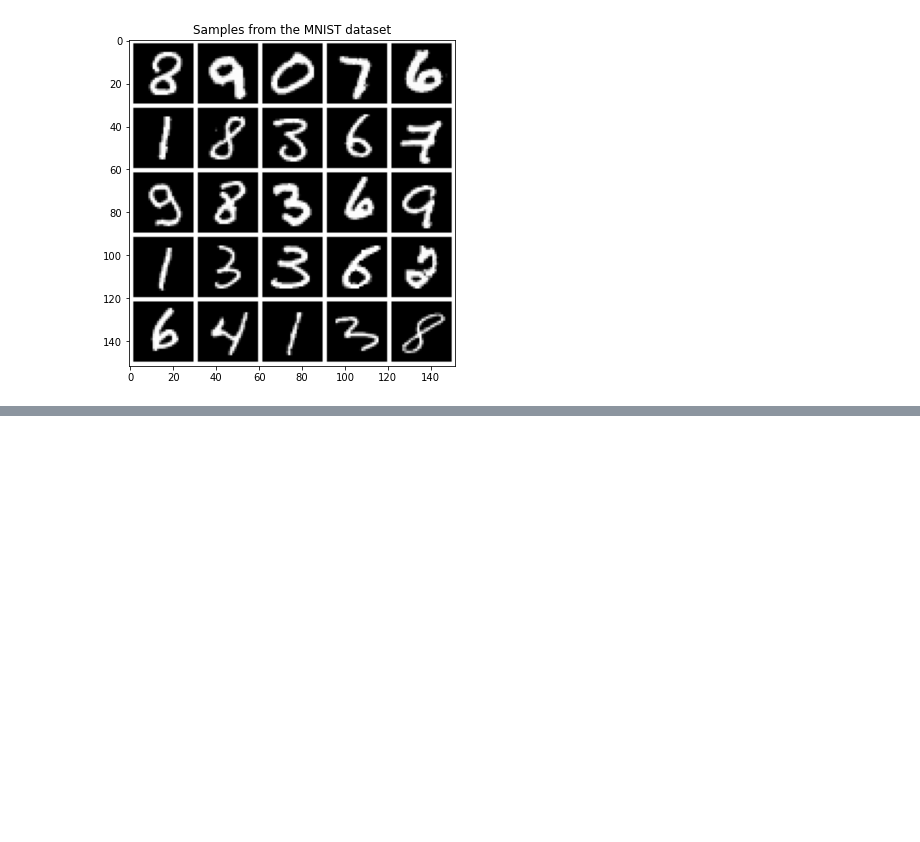
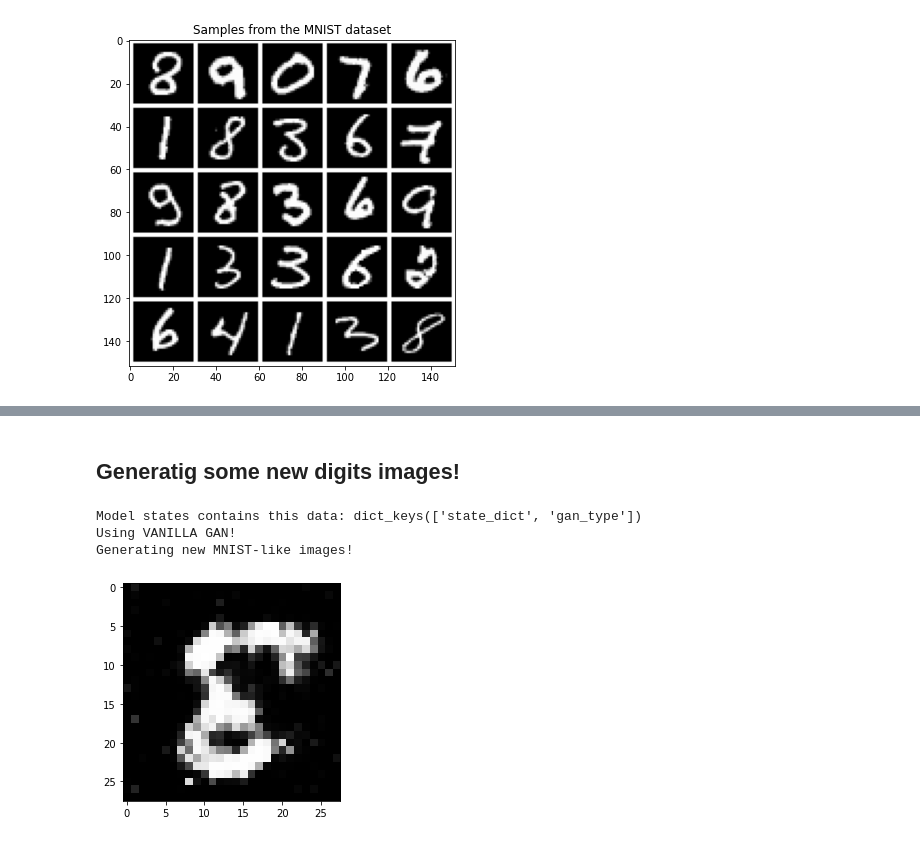
Before and after one commit to theGuyWithBlackTie/GAN-PyTorch, a Jupyter notebook: Vanilla GAN - PyTorch.ipynb, the cells around one changed output, grey strips where cells are left out. Drawn from its saved outputs; the diff is of its cells as text; code cells hidden in the pictures; blank space fills up the shorter version.

Commit message:
Adding image and final code

```diff
--- a/Vanilla GAN - PyTorch.ipynb
+++ b/Vanilla GAN - PyTorch.ipynb
@@ -85,0 +449,37 @@ Image shape: torch.Size([1, 28, 28])
+# %% [markdown]
+## Generatig some new digits images!
+# %%
+model_path = os.path.join(BINARIES_PATH, 'VANILLA_000010.pth')
+assert os.path.exists(model_path), f'Could not find the model {model_path}. You first need to train your generator.'
+
+# GPU
+device = torch.device("cuda" if torch.cuda.is_available() else "cpu")
+
+# Loading the model
+model_state = torch.load(model_path)
+print(f'Model states contains this data: {model_state.keys()}')
+
+gan_type = model_state["gan_type"]
+print(f"Using {gan_type} GAN!")
+
+# Let's instantiate a generator net and place it on GPU
+generator = GeneratorNet().to(device)
+# Load its weights
+generator.load_state_dict(model_state["state_dict"], strict=True)
+generator.eval() # Puts some layers like batch-norm in a good state so its ready for inference
+
+generated_imgs_path = os.path.join(DATA_DIR_PATH, 'generated_imagery')
+os.makedirs(generated_imgs_path, exist_ok=True)
+
+#
+# This is where magic happens
+#
+
+print('Generating new MNIST-like images!')
+generated_img = generate_from_random_latent_vector(generator)
+save_and_maybe_display_image(generated_imgs_path, generated_img, should_display=True)
+# %% [output]
+Model states contains this data: dict_keys(['state_dict', 'gan_type'])
+Using VANILLA GAN!
+Generating new MNIST-like images!
+[figure, added]
```
Also changed, not shown: parts of 8 cells of this notebook, 1 other file.
